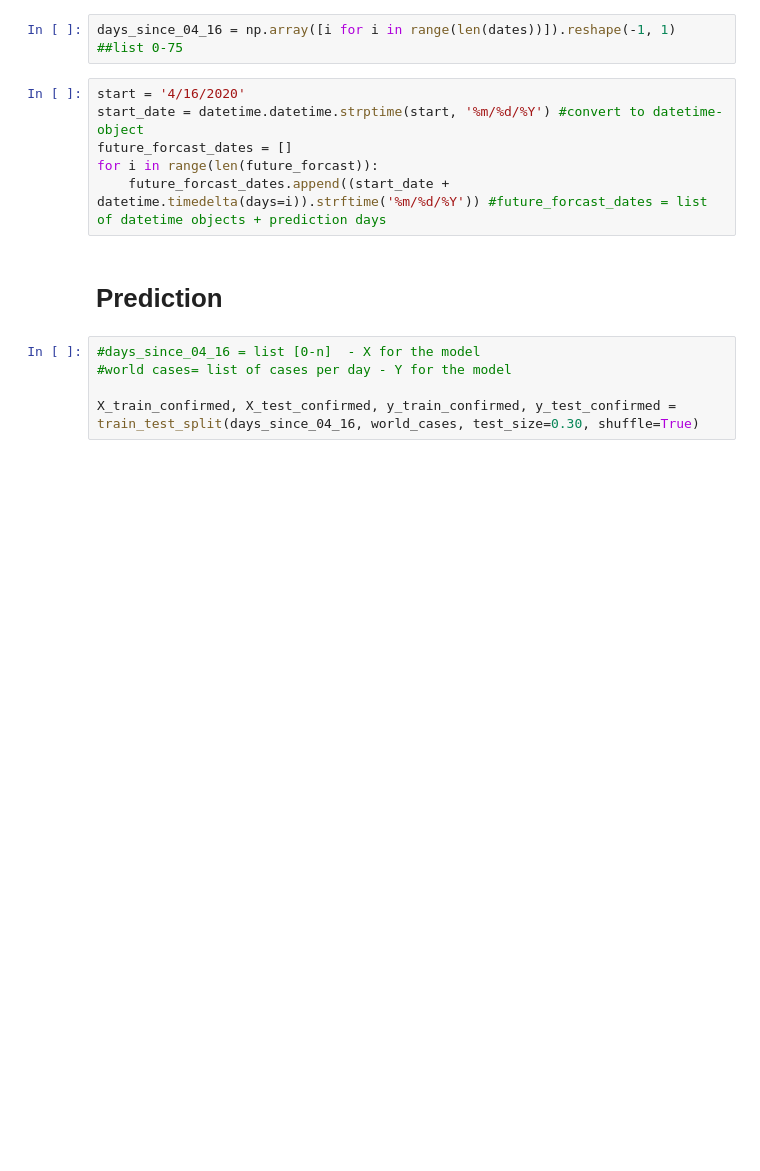
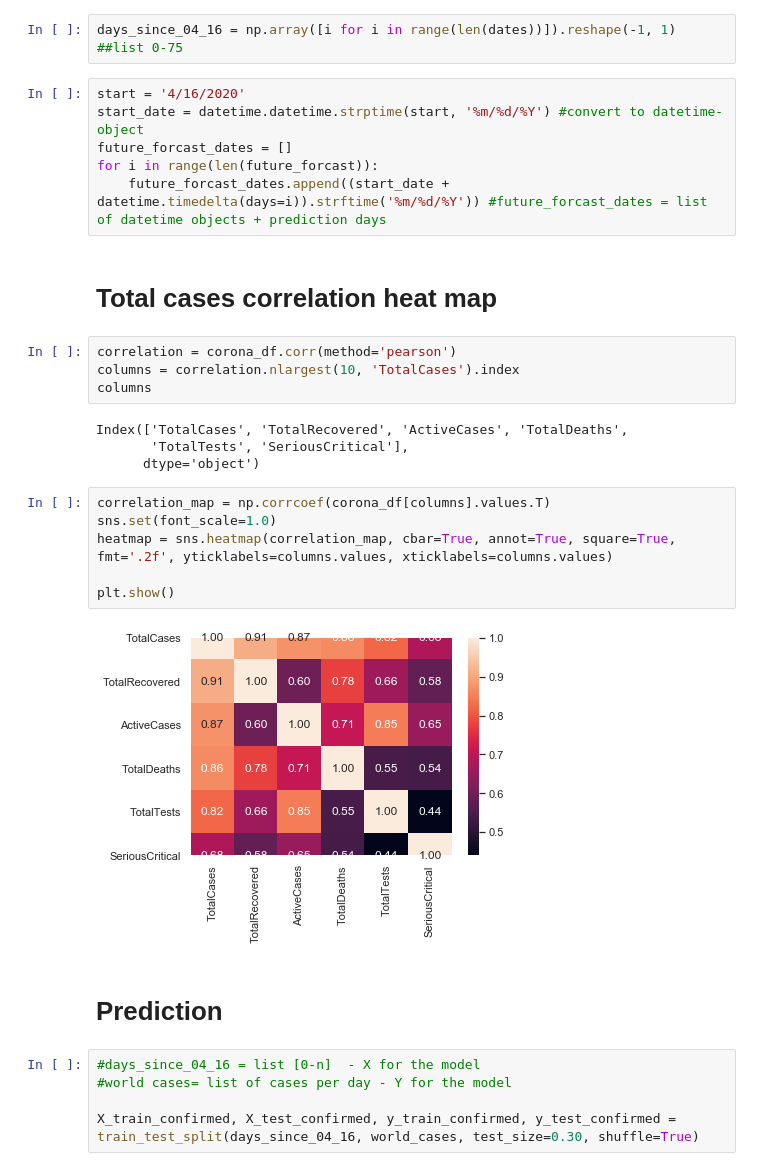
Before and after one commit to roibar81/covid-prdiction-machine-learning, a Jupyter notebook: COVID_19_total_cases_prediction.ipynb, the cells around one changed output. Saved outputs shown, nothing was run; the diff lists cells and outputs as text; blank space fills up the shorter version.

```diff
--- a/COVID_19_total_cases_prediction.ipynb
+++ b/COVID_19_total_cases_prediction.ipynb
@@ -217,6 +216,24 @@ start_date = datetime.datetime.strptime(start, '%m/%d/%Y') #convert to datetime-
 future_forcast_dates = []
 for i in range(len(future_forcast)):
     future_forcast_dates.append((start_date + datetime.timedelta(days=i)).strftime('%m/%d/%Y')) #future_forcast_dates = list of datetime objects + prediction days
+# %% [markdown]
+# Total cases correlation heat map
+# %%
+correlation = corona_df.corr(method='pearson')
+columns = correlation.nlargest(10, 'TotalCases').index
+columns
+# %% [output]
+Index(['TotalCases', 'TotalRecovered', 'ActiveCases', 'TotalDeaths',
+       'TotalTests', 'SeriousCritical'],
+      dtype='object')
+# %%
+correlation_map = np.corrcoef(corona_df[columns].values.T)
+sns.set(font_scale=1.0)
+heatmap = sns.heatmap(correlation_map, cbar=True, annot=True, square=True, fmt='.2f', yticklabels=columns.values, xticklabels=columns.values)
+
+plt.show()
+# %% [output]
+[figure, added]
 # %% [markdown]
 # Prediction
 # %%
```
Also changed, not shown: parts of 16 cells of this notebook, 14 other files.
